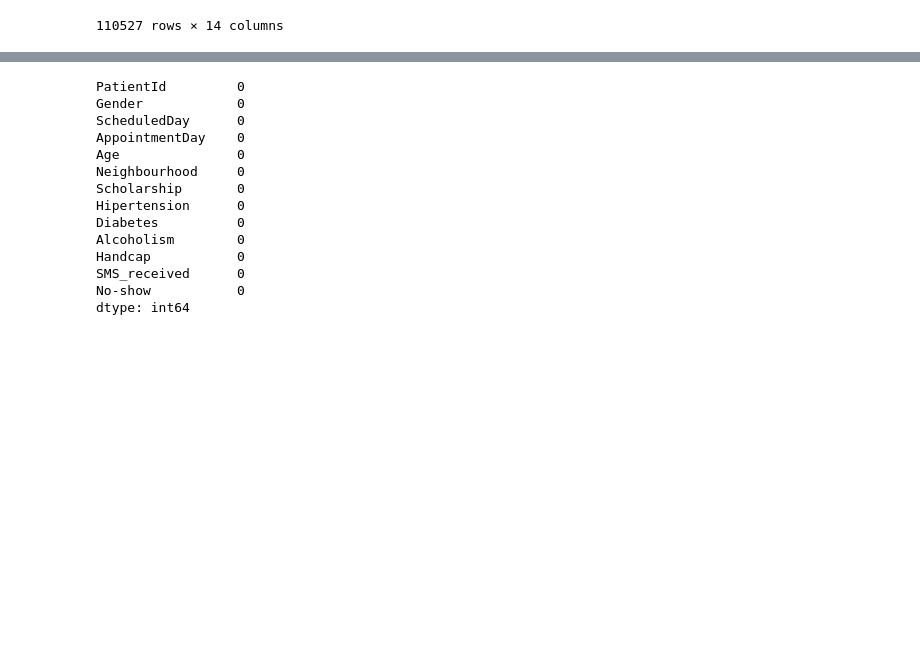
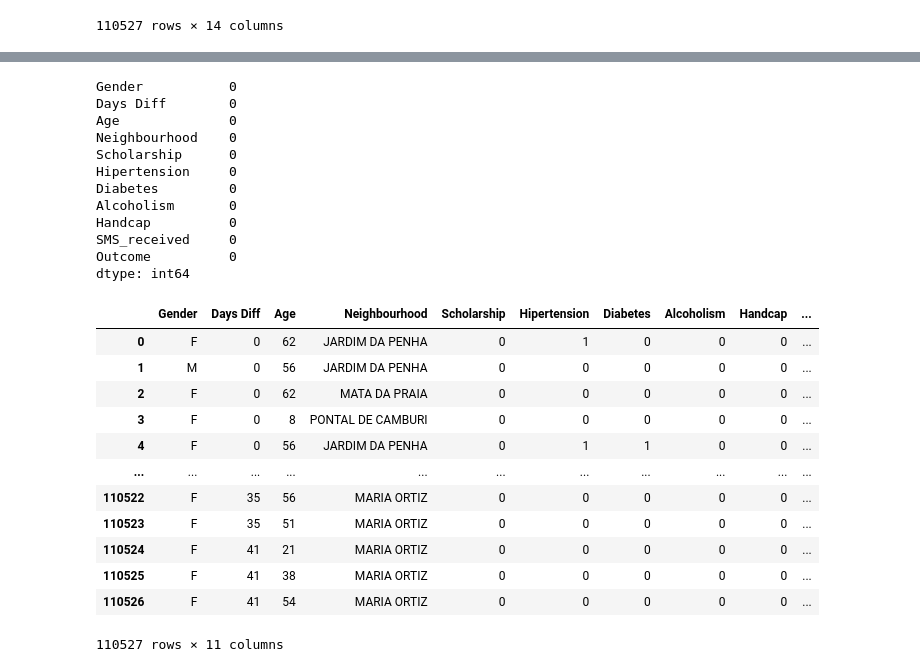
Before and after one commit to aconde11/final-project, a Jupyter notebook: New_Dataset_tf_model1.ipynb, the cells around one changed output, grey strips where cells are left out. Cells and saved outputs as stored; diff of their text form; code cells hidden in the pictures; blank space fills up the shorter version.

```diff
--- a/New_Dataset_tf_model1.ipynb
+++ b/New_Dataset_tf_model1.ipynb
@@ -25,18 +25,34 @@ noshow_df
 | 110525 | 9.213493e+13 | 5630323 | F | 2016-04-27T15:09:23Z | 2016-06-07T00:00:00Z | 38 | MARIA ORTIZ | 0 | ... |
 | 110526 | 3.775115e+14 | 5629448 | F | 2016-04-27T13:30:56Z | 2016-06-07T00:00:00Z | 54 | MARIA ORTIZ | 0 | ... |
 110527 rows × 14 columns
-# %%
-# Preprocessing
-noshow_df['No-show'] = noshow_df['No-show'].map({'Yes':1, 'No':0})
-
-noshow_df = noshow_df.drop(columns=['AppointmentID'])
-
-noshow_df['ScheduledDay'] = pd.to_datetime(noshow_df['ScheduledDay'])
-noshow_df['AppointmentDay'] = pd.to_datetime(noshow_df['AppointmentDay'])
-noshow_df['ScheduledDay'] = noshow_df['ScheduledDay'].dt.day
-noshow_df['AppointmentDay'] = noshow_df['AppointmentDay'].dt.day
-
-noshow_df['PatientId'] = noshow_df['PatientId'].astype(str)
+# %%
+# Preprocessing
+# Convert PatientId to string instead of numeric value
+noshow_df['PatientId'] = noshow_df['PatientId'].astype(str)
+
+# Drop Appointment ID
+noshow_df = noshow_df.drop(columns=['AppointmentID'])
+
+# Convert dates to datetime without times
+noshow_df['ScheduledDay'] = pd.to_datetime(noshow_df['ScheduledDay']).dt.normalize()
+noshow_df['AppointmentDay'] = pd.to_datetime(noshow_df['AppointmentDay']).dt.normalize()
+
+# Calculate the difference in days, handling NaT values
+diff = (noshow_df['AppointmentDay'] - noshow_df['ScheduledDay']).dt.days
+
+# Insert 'Days Diff' column at position 4
+noshow_df.insert(4, 'Days Diff', diff)
+
+# Rename No-show column to Outcome and map values
+noshow_df['Outcome'] = noshow_df['No-show']
+noshow_df = noshow_df.drop(columns=['No-show'])
+
+noshow_df['Outcome'] = noshow_df['Outcome'].map({'No':'Show', 'Yes':'No-Show'})
+noshow_df['Outcome'] = noshow_df['Outcome'].map({'Show':'1', 'No-Show':'0'})
+noshow_df['Outcome'] = noshow_df['Outcome'].astype(int)
+
+# Drop Date columns
+noshow_df = noshow_df.drop(columns=['ScheduledDay','AppointmentDay', 'PatientId'])
 # %%
 noshow_df.dtypes
 # %% [output]
@@ -74,20 +86,34 @@ dtype: int64
 # %%
 noshow_df.isnull().sum()
 # %% [output]
-PatientId         0
-Gender            0
-ScheduledDay      0
-AppointmentDay    0
-Age               0
-Neighbourhood     0
-Scholarship       0
-Hipertension      0
-Diabetes          0
-Alcoholism        0
-Handcap           0
-SMS_received      0
-No-show           0
+Gender           0
+Days Diff        0
+Age              0
+Neighbourhood    0
+Scholarship      0
+Hipertension     0
+Diabetes         0
+Alcoholism       0
+Handcap          0
+SMS_received     0
+Outcome          0
 dtype: int64
+# %%
+noshow_df
+# %% [output]
+|  | Gender | Days Diff | Age | Neighbourhood | Scholarship | Hipertension | Diabetes | Alcoholism | Handcap | ... |
+| 0 | F | 0 | 62 | JARDIM DA PENHA | 0 | 1 | 0 | 0 | 0 | ... |
+| 1 | M | 0 | 56 | JARDIM DA PENHA | 0 | 0 | 0 | 0 | 0 | ... |
+| 2 | F | 0 | 62 | MATA DA PRAIA | 0 | 0 | 0 | 0 | 0 | ... |
+| 3 | F | 0 | 8 | PONTAL DE CAMBURI | 0 | 0 | 0 | 0 | 0 | ... |
+| 4 | F | 0 | 56 | JARDIM DA PENHA | 0 | 1 | 1 | 0 | 0 | ... |
+| ... | ... | ... | ... | ... | ... | ... | ... | ... | ... | ... |
+| 110522 | F | 35 | 56 | MARIA ORTIZ | 0 | 0 | 0 | 0 | 0 | ... |
+| 110523 | F | 35 | 51 | MARIA ORTIZ | 0 | 0 | 0 | 0 | 0 | ... |
+| 110524 | F | 41 | 21 | MARIA ORTIZ | 0 | 0 | 0 | 0 | 0 | ... |
+| 110525 | F | 41 | 38 | MARIA ORTIZ | 0 | 0 | 0 | 0 | 0 | ... |
+| 110526 | F | 41 | 54 | MARIA ORTIZ | 0 | 0 | 0 | 0 | 0 | ... |
+110527 rows × 11 columns
 # %%
 # Convert categorical data to numeric with `pd.get_dummies`
 noshow_df_dummies = pd.get_dummies(noshow_df)
```
Also changed, not shown: parts of 9 cells of this notebook, 1 other file.
